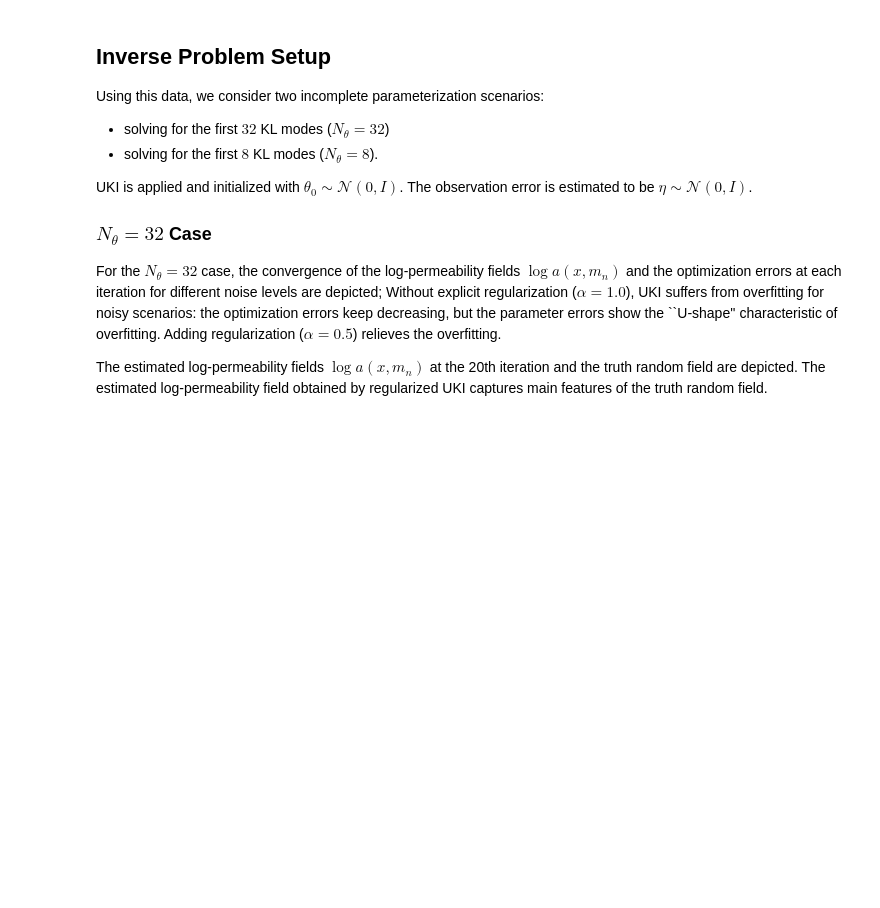
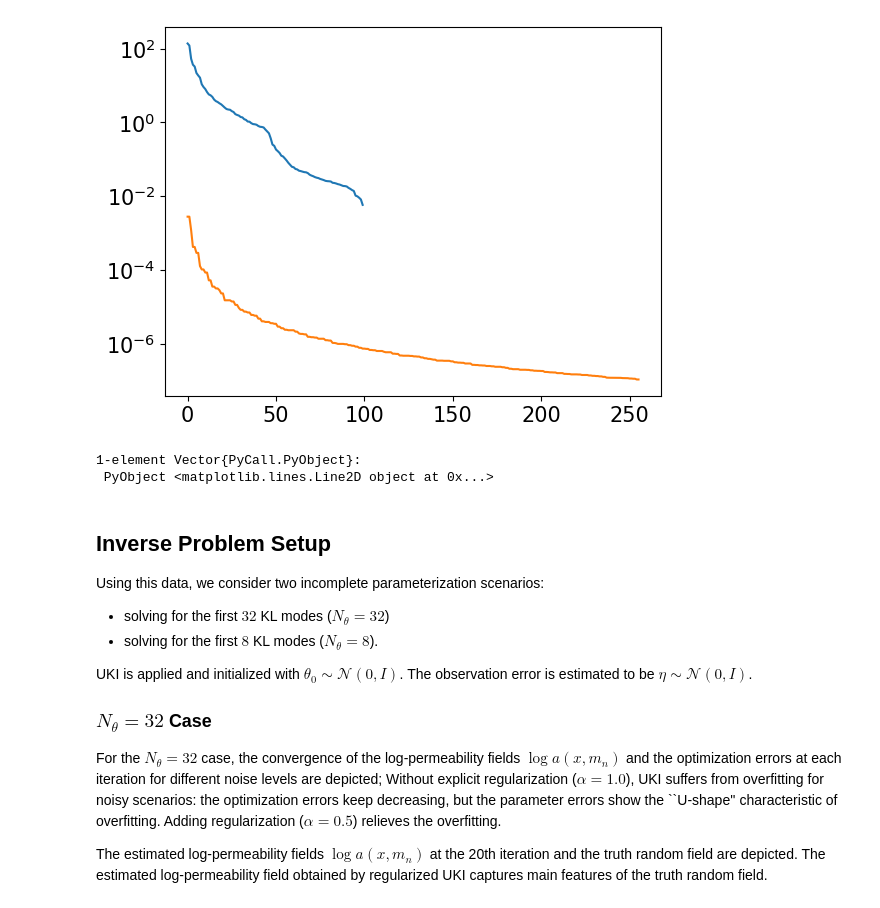
Before and after one commit to Zhengyu-Huang/InverseProblems.jl, a Jupyter notebook: Fluid/Darcy-2D-Adjoint.ipynb, the cells around one changed output. Saved outputs shown, nothing was run; the diff lists cells and outputs as text; code cells hidden in the pictures; blank space fills up the shorter version.

```diff
--- a/Fluid/Darcy-2D-Adjoint.ipynb
+++ b/Fluid/Darcy-2D-Adjoint.ipynb
@@ -120,0 +96,10 @@ PyObject Text(0.5, 1.0, 'Truth log-permeability field')
+# %%
+Ny = length(darcy.x_locs)*length(darcy.y_locs)
+Np = 100
+dy_dθs = zeros(Float64, Ny*Np, N_θ)
+for i = 1:Np
+    θ = rand(Normal(0, 1.0), N_θ)
+    dy_dθs[1+(i-1)*Ny:i*Ny, :] = dforward(darcy, θ)
+end
+
+svd_dy_dθs = svd(dy_dθs)
@@ -121,3 +124,10 @@ PyObject Text(0.5, 1.0, 'Truth log-permeability field')
+# %%
+semilogy(svd_dy_dθs.S)
+semilogy(darcy.λ)
+# %% [output]
+[figure, added]
+1-element Vector{PyCall.PyObject}:
+ PyObject <matplotlib.lines.Line2D object at 0x...>
 # %% [markdown]
 ## Inverse Problem Setup
 
```
Also changed, not shown: parts of 10 cells of this notebook, 1 other file.
